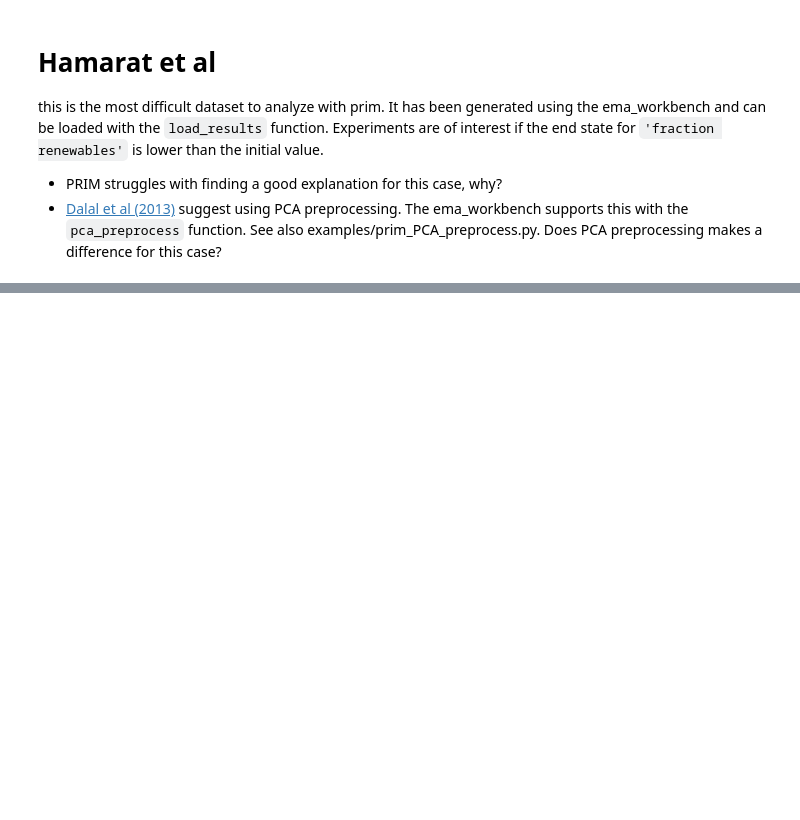
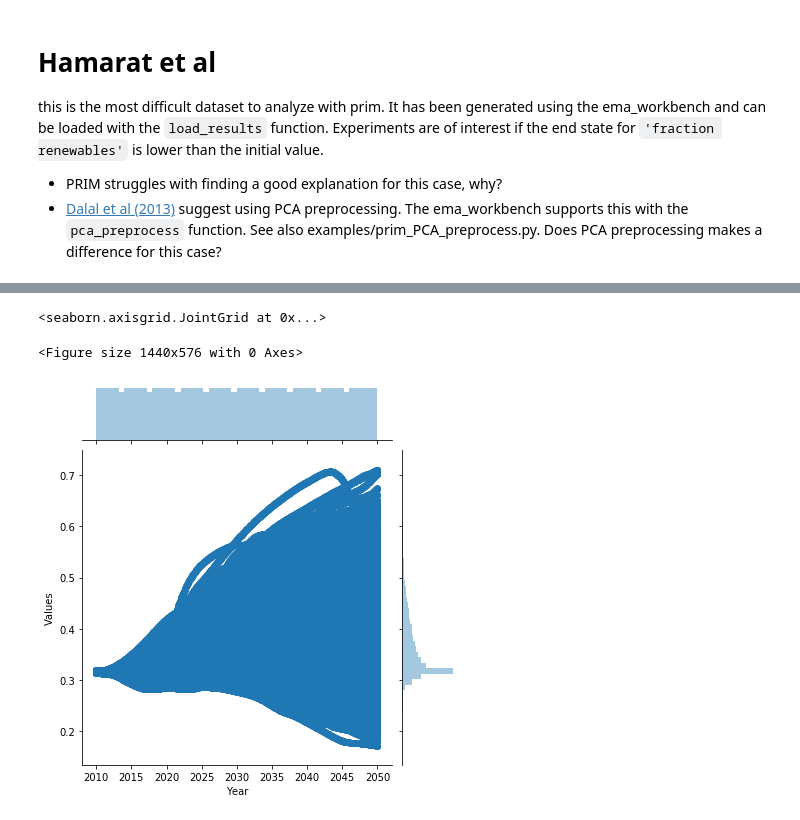
Before and after one commit to vannesya/MBDM-Nesya, a Jupyter notebook: assignment 4 - scenario discovery - nesya.ipynb, the cells around one changed output, grey strips where cells are left out. Saved outputs shown, nothing was run; the diff lists cells and outputs as text; code cells hidden in the pictures; blank space fills up the shorter version.

```diff
--- a/assignment 4 - scenario discovery - nesya.ipynb
+++ b/assignment 4 - scenario discovery - nesya.ipynb
@@ -451,0 +509,7 @@ this is the most difficult dataset to analyze with prim. It has been generated u
+# %%
+plt.figure(figsize=(20,8))
+sns.jointplot(x="Year", y="Values", data=Renew1000C)
+# %% [output]
+<seaborn.axisgrid.JointGrid at 0x...>
+<Figure size 1440x576 with 0 Axes>
+[figure, added]
```
Also changed, not shown: parts of 36 cells of this notebook.
